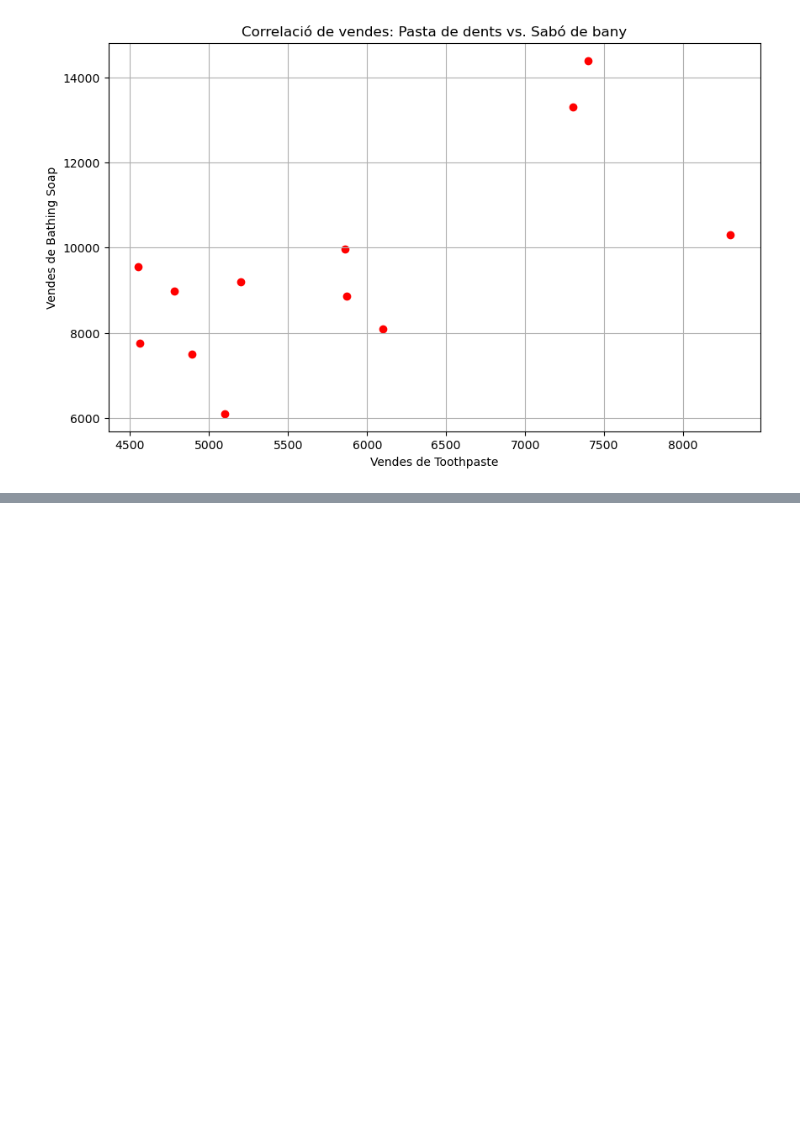
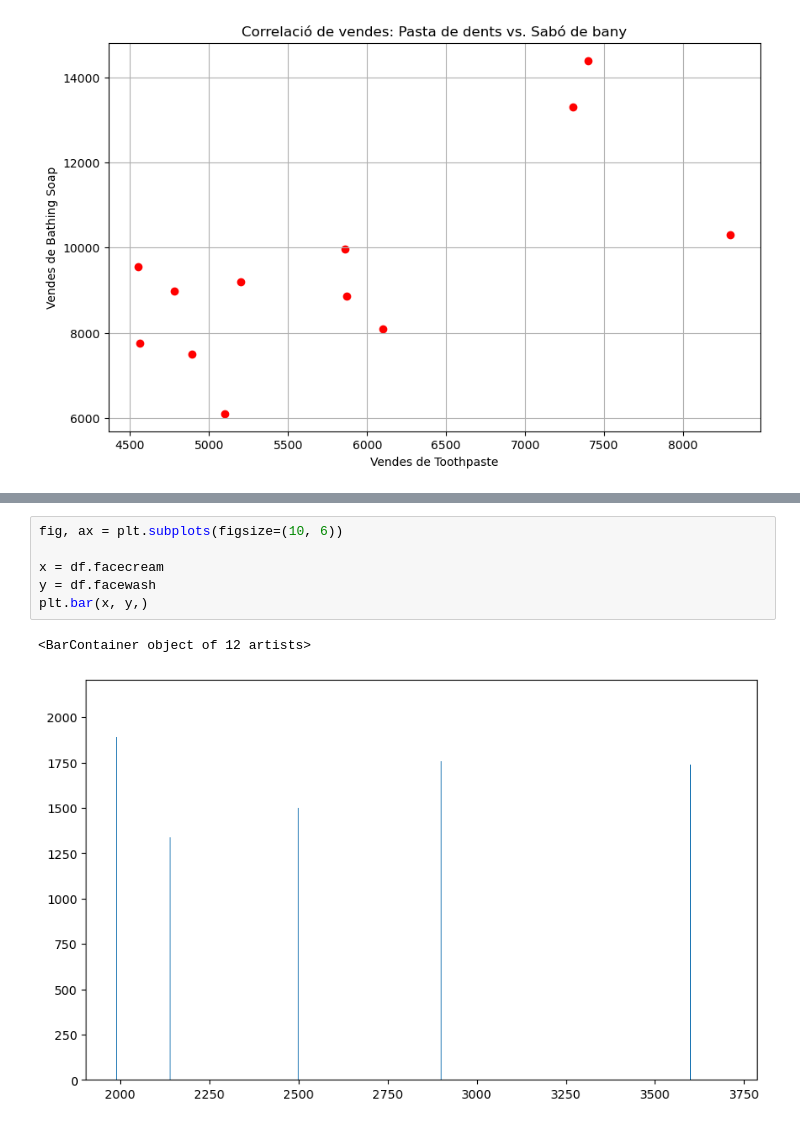
Before and after one commit to ManuelMF/College, a Jupyter notebook: SBD/Tema01/Tareas/Tarea05 Matplotlib/Matplotlib.ipynb, the cells around one changed output, grey strips where cells are left out. Saved outputs shown, nothing was run; the diff lists cells and outputs as text; blank space fills up the shorter version.

```diff
--- a/SBD/Tema01/Tareas/Tarea05 Matplotlib/Matplotlib.ipynb
+++ b/SBD/Tema01/Tareas/Tarea05 Matplotlib/Matplotlib.ipynb
@@ -265,0 +279,9 @@ plt.grid(True)
+# %%
+fig, ax = plt.subplots(figsize=(10, 6))
+
+x = df.facecream
+y = df.facewash
+plt.bar(x, y,)
+# %% [output]
+<BarContainer object of 12 artists>
+[figure, added]
```
Also changed, not shown: parts of 1 cell of this notebook, 5 other files.
